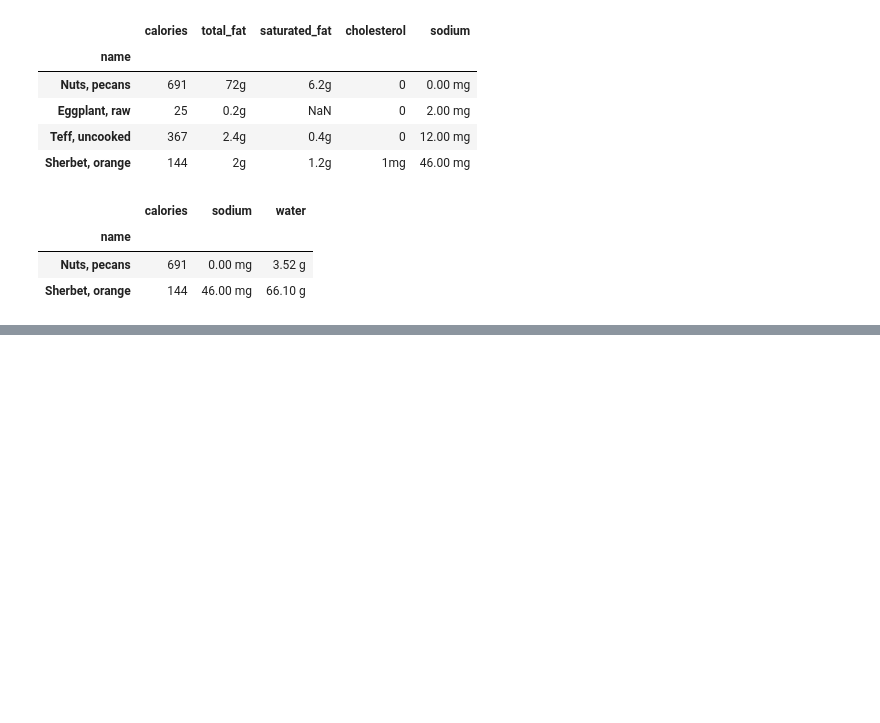
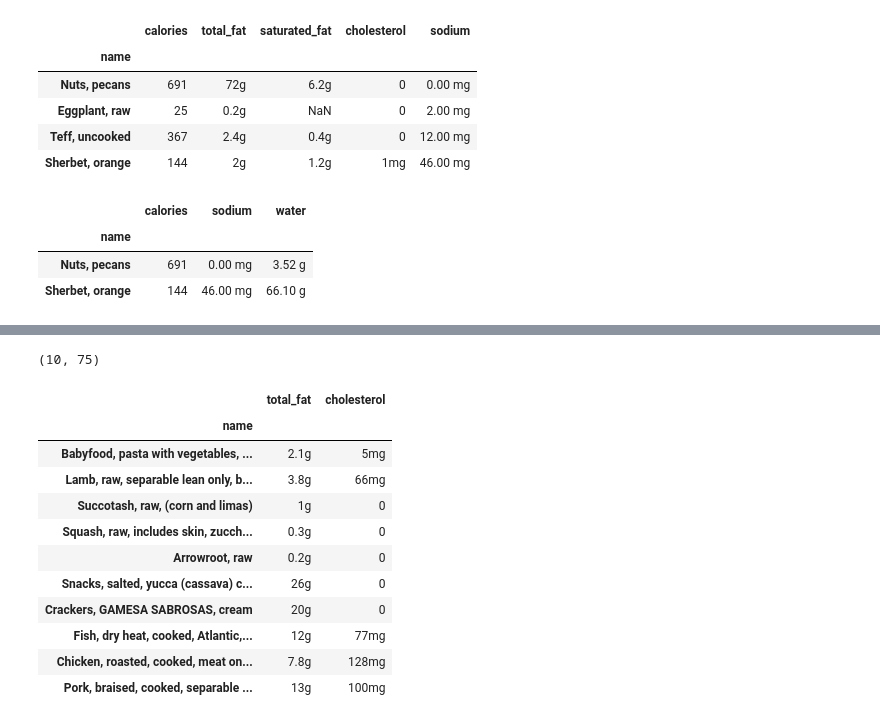
Before and after one commit to FernandoLajus/Estudos_em_python, a Jupyter notebook: Data_Frames.ipynb, the cells around one changed output, grey strips where cells are left out. Drawn from its saved outputs; the diff is of its cells as text; code cells hidden in the pictures; blank space fills up the shorter version.

```diff
--- a/Data_Frames.ipynb
+++ b/Data_Frames.ipynb
@@ -141,0 +212,19 @@ nutrition_1.loc[
+# %%
+nutr_mini.shape
+# %% [output]
+(10, 75)
+# %%
+nutr_mini.loc[ :,['total_fat','cholesterol']]
+# %% [output]
+|  | total_fat | cholesterol |
+| name |  |  |
+| Babyfood, pasta with vegetables, ... | 2.1g | 5mg |
+| Lamb, raw, separable lean only, b... | 3.8g | 66mg |
+| Succotash, raw, (corn and limas) | 1g | 0 |
+| Squash, raw, includes skin, zucch... | 0.3g | 0 |
+| Arrowroot, raw | 0.2g | 0 |
+| Snacks, salted, yucca (cassava) c... | 26g | 0 |
+| Crackers, GAMESA SABROSAS, cream | 20g | 0 |
+| Fish, dry heat, cooked, Atlantic,... | 12g | 77mg |
+| Chicken, roasted, cooked, meat on... | 7.8g | 128mg |
+| Pork, braised, cooked, separable ... | 13g | 100mg |
```
Also changed, not shown: parts of 12 cells of this notebook.
